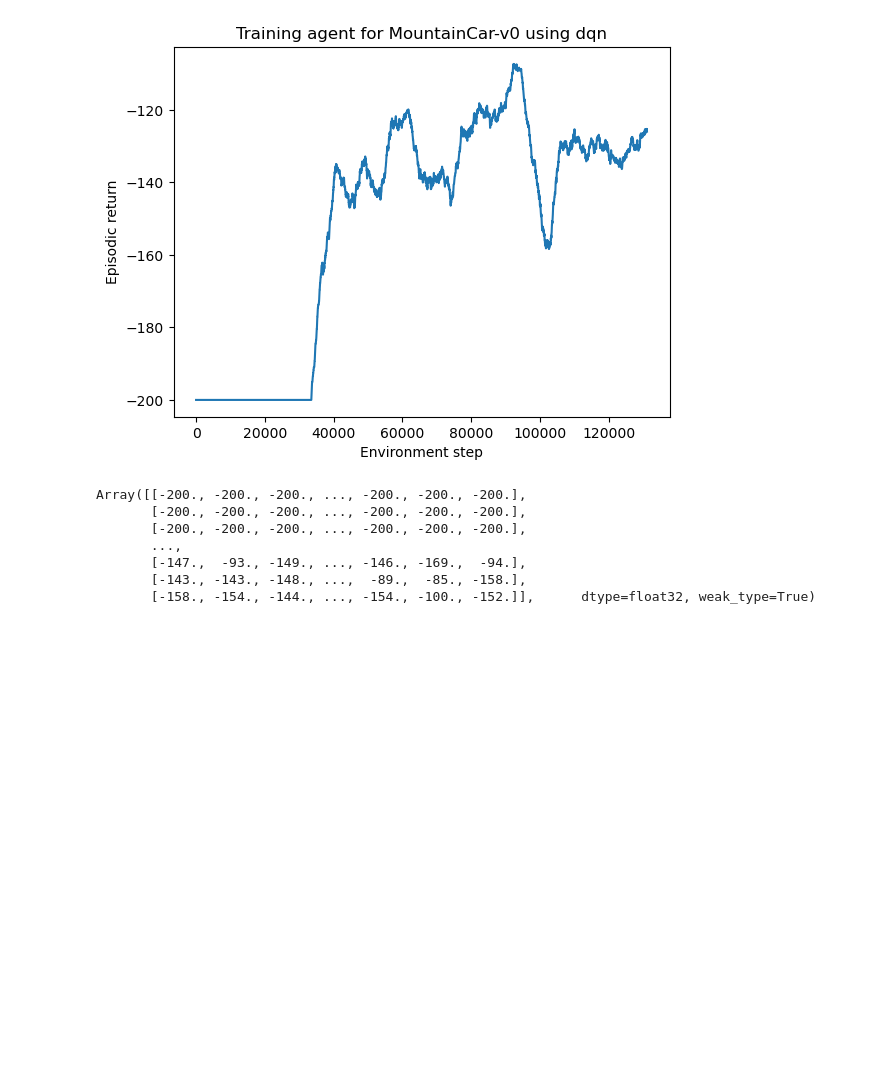
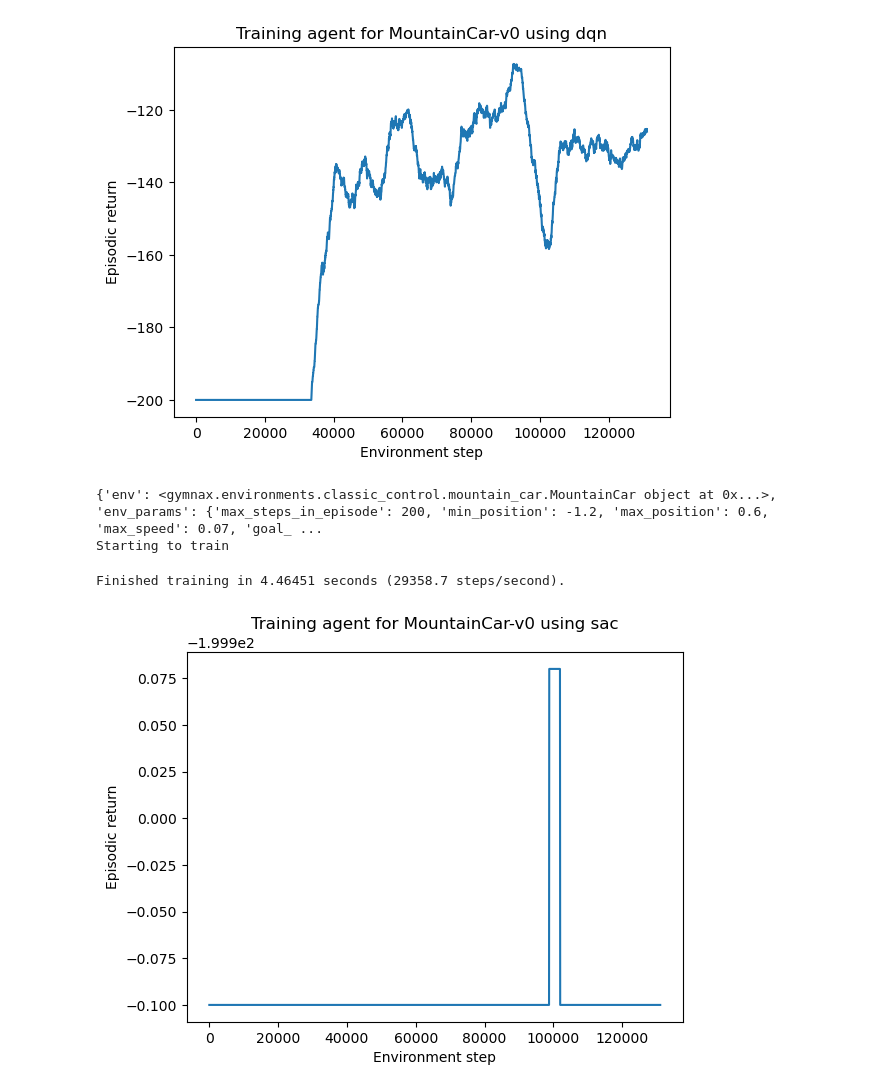
Before and after one commit to GoncaloLobo0/proj2_aaa, a Jupyter notebook: proj2.ipynb, the cells around one changed output. Saved outputs shown, nothing was run; the diff lists cells and outputs as text; code cells hidden in the pictures; blank space fills up the shorter version.

```diff
--- a/proj2.ipynb
+++ b/proj2.ipynb
@@ -208,13 +208,66 @@ plt.show()
 Starting to train
 Finished training in 3.25374 seconds (40283.5 steps/second).
 [figure]
-# %%
-episode_returns
-# %% [output]
-Array([[-200., -200., -200., ..., -200., -200., -200.],
-       [-200., -200., -200., ..., -200., -200., -200.],
-       [-200., -200., -200., ..., -200., -200., -200.],
-       ...,
-       [-147.,  -93., -149., ..., -146., -169.,  -94.],
-       [-143., -143., -148., ...,  -89.,  -85., -158.],
-       [-158., -154., -144., ..., -154., -100., -152.]],      dtype=float32, weak_type=True)
+# %%
+import time
+import jax
+import jax.numpy as jnp
+from jax.numpy import inf
+from RLinJAX import *
+
+CONFIGS = {'total_timesteps': 100000,
+           'learning_rate': 0.0003,
+           'gamma': 0.9,
+           'max_grad_norm': inf,
+           'normalize_observations': False,
+           'target_update_freq': 200,
+           'polyak': 0.99,
+           'num_envs': 1,
+           'buffer_size': 100000,
+           'fill_buffer': 1000,
+           'batch_size': 100,
+           "eval_freq": 5000,
+           'eps_start': 1.0,
+           'eps_end': 0.01,
+           'exploration_fraction': 0.5,
+           'agent': {'hidden_layer_sizes': (64, 64), 'activation': "swish", 'action_dim': 3, 'parent': None, 'name': None},
+           'num_epochs': 5, 'ddqn': True}
+
+algo_str = "sac"
+env_str = "MountainCar-v0"
+
+algo_cls = get_algo(algo_str)
+algo = algo_cls.create(env=env_str)
+
+rng = jax.random.PRNGKey(0)
+train_fn = jax.jit(algo.train)
+
+print(algo.config)
+
+print("Starting to train")
+# Train
+start = time.time()
+train_state, evaluation = train_fn(rng)
+time_elapsed = time.time() - start
+
+sps = algo.total_timesteps / time_elapsed
+print(f"Finished training in {time_elapsed:g} seconds ({sps:g} steps/second).")
+
+from matplotlib import pyplot as plt
+
+episode_lengths, episode_returns = evaluation
+
+# Combine episode returns into a single array
+episode_returns = np.concatenate(episode_returns)
+
+sma_mean_return = simple_moving_average(episode_returns, 100)
+plt.plot(jax.numpy.linspace(0, algo.total_timesteps, len(sma_mean_return)), sma_mean_return)
+plt.xlabel("Environment step")
+plt.ylabel("Episodic return")
+plt.title(f"Training agent for {env_str} using {algo_str}")
+plt.show()
+# %% [output]
+{'env': <gymnax.environments.classic_control.mountain_car.MountainCar object at 0x...>, 'env_params': {'max_steps_in_episode': 200, 'min_position': -1.2, 'max_position': 0.6, 'max_speed': 0.07, 'goal_ ...
+Starting to train
+Finished training in 4.46451 seconds (29358.7 steps/second).
+[figure, added]
```
